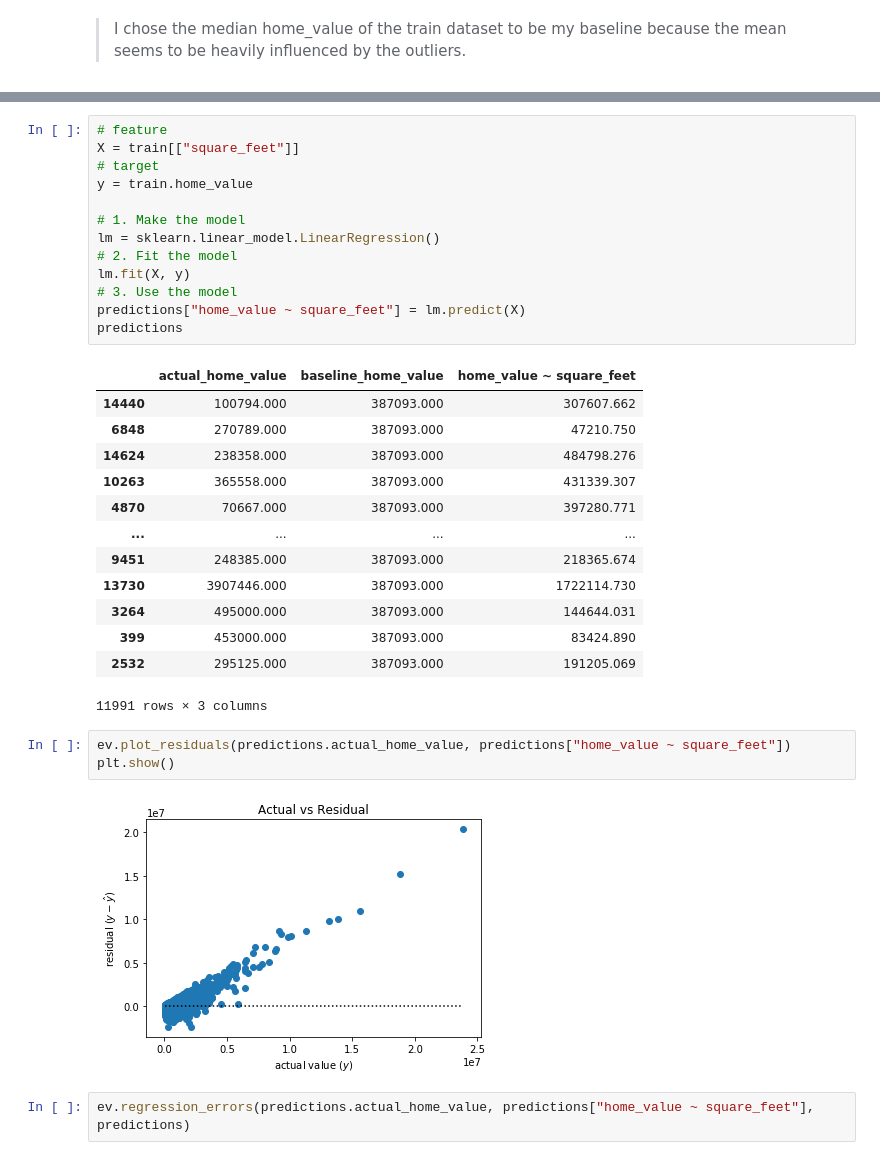
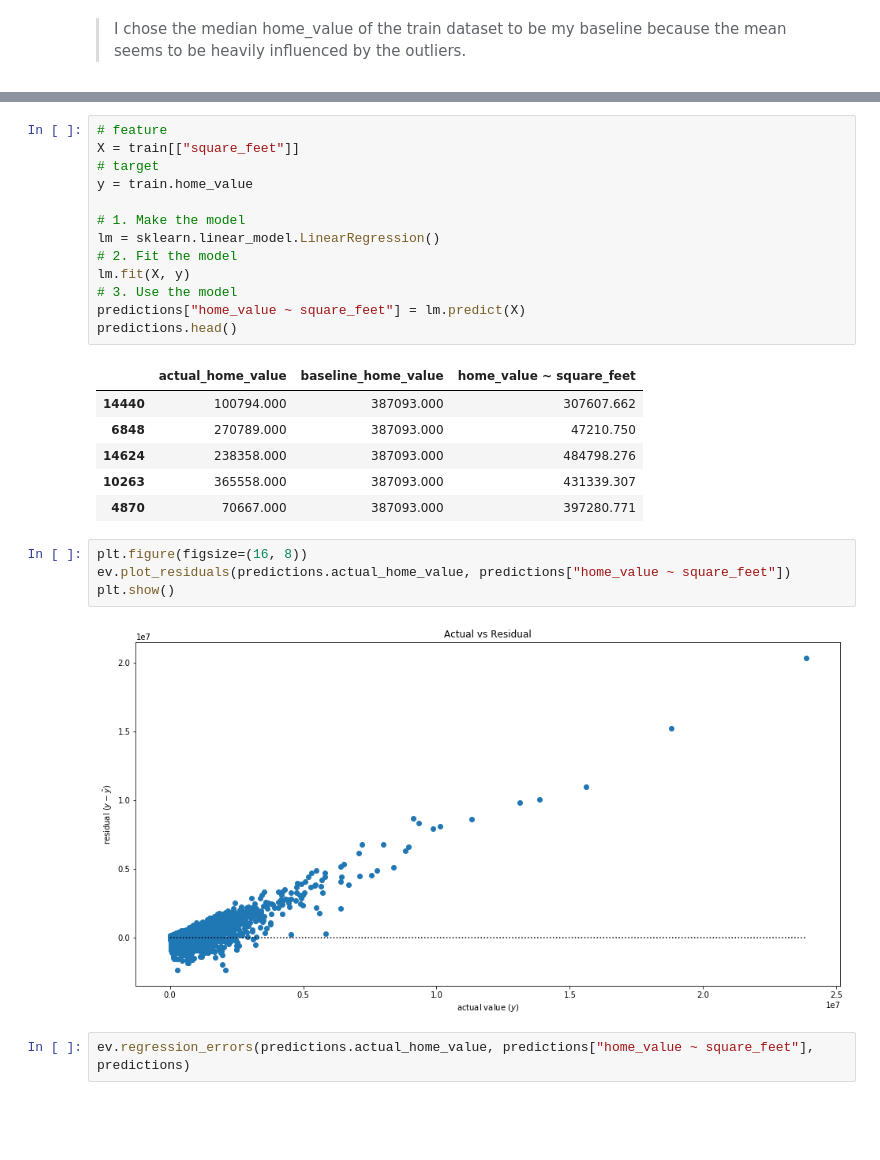
Before and after one commit to aleclhartman/zillow_project, a Jupyter notebook: zillow_project_pipeline.ipynb, the cells around one changed output, grey strips where cells are left out. Drawn from its saved outputs; the diff is of its cells as text; blank space fills up the shorter version.

```diff
--- a/zillow_project_pipeline.ipynb
+++ b/zillow_project_pipeline.ipynb
@@ -272,7 +253,7 @@ lm = sklearn.linear_model.LinearRegression()
 lm.fit(X, y)
 # 3. Use the model
 predictions["home_value ~ square_feet"] = lm.predict(X)
-predictions
+predictions.head()
 # %% [output]
 |  | actual_home_value | baseline_home_value | home_value ~ square_feet |
 | 14440 | 100794.000 | 387093.000 | 307607.662 |
@@ -280,18 +261,12 @@ predictions
 | 14624 | 238358.000 | 387093.000 | 484798.276 |
 | 10263 | 365558.000 | 387093.000 | 431339.307 |
 | 4870 | 70667.000 | 387093.000 | 397280.771 |
-| ... | ... | ... | ... |
-| 9451 | 248385.000 | 387093.000 | 218365.674 |
-| 13730 | 3907446.000 | 387093.000 | 1722114.730 |
-| 3264 | 495000.000 | 387093.000 | 144644.031 |
-| 399 | 453000.000 | 387093.000 | 83424.890 |
-| 2532 | 295125.000 | 387093.000 | 191205.069 |
-11991 rows × 3 columns
 # %%
+plt.figure(figsize=(16, 8))
 ev.plot_residuals(predictions.actual_home_value, predictions["home_value ~ square_feet"])
 plt.show()
 # %% [output]
-[figure, old version]
+[figure, new version]
 # %%
 ev.regression_errors(predictions.actual_home_value, predictions["home_value ~ square_feet"], predictions)
 # %% [output]
```
Also changed, not shown: parts of 22 cells of this notebook, 1 other file.
